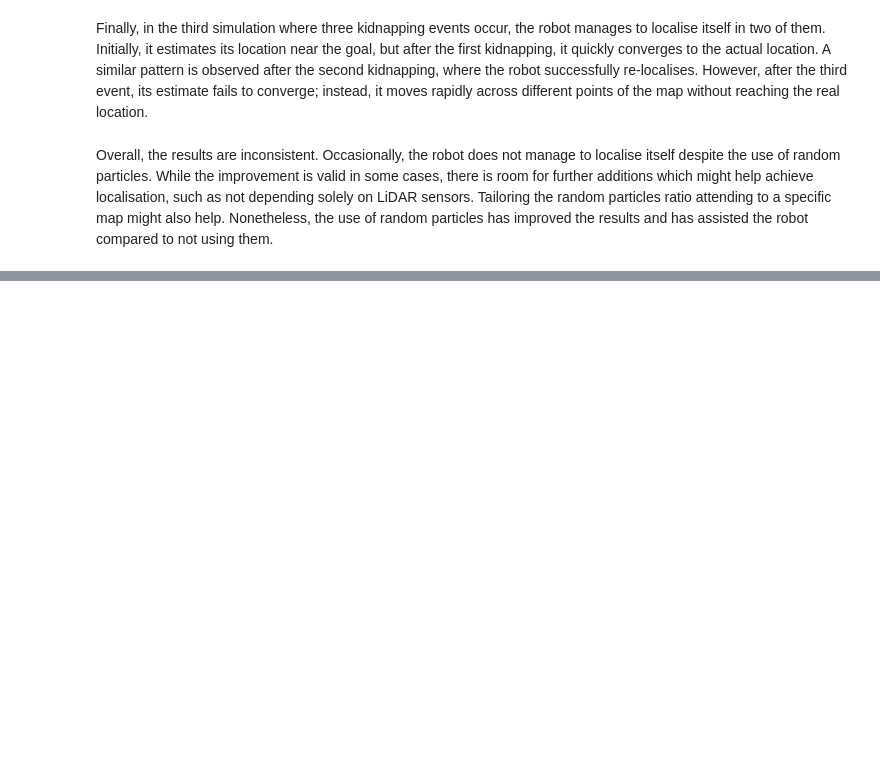
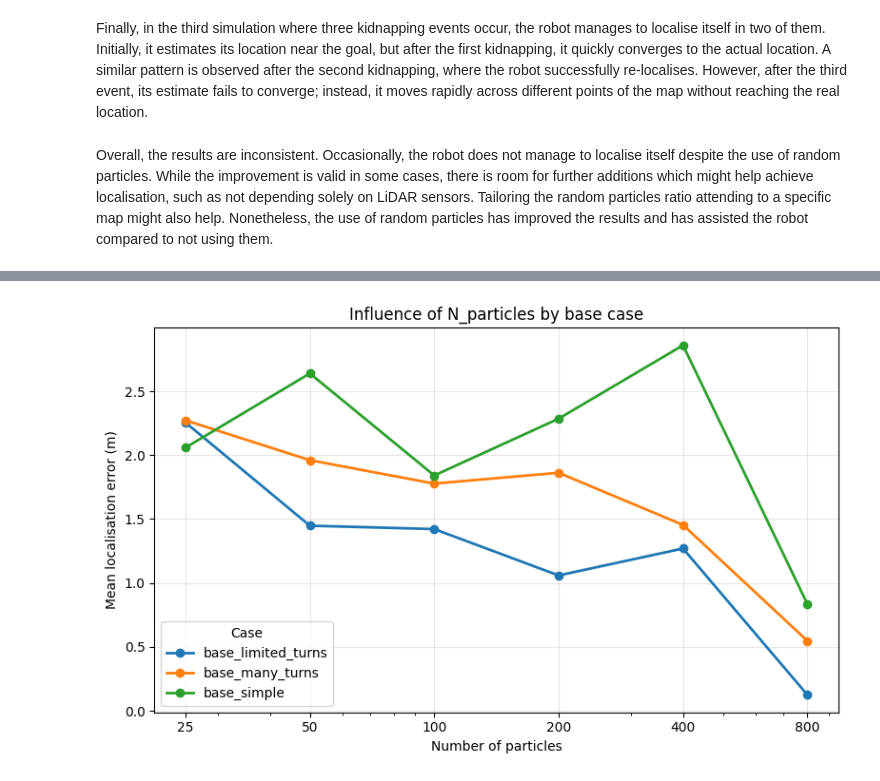
Before and after one commit to alvaromalfaro/autonomous-robotics, a Jupyter notebook: Homework1.ipynb, the cells around one changed output, grey strips where cells are left out. Cells and saved outputs as stored; diff of their text form; code cells hidden in the pictures; blank space fills up the shorter version.

```diff
--- a/Homework1.ipynb
+++ b/Homework1.ipynb
@@ -1526,0 +1659,26 @@ Before submitting, make sure that:
+# %%
+plt.figure(figsize=(8, 5))
+
+for case_key, df_case in summary_case.groupby("case"):
+    df_case = df_case.sort_values("n_particles")
+    plt.plot(
+        df_case["n_particles"],
+        df_case["mean_position_error"],
+        marker="o",
+        linewidth=2,
+        label=case_key
+    )
+
+particle_ticks = sorted(summary_case["n_particles"].unique())
+plt.xscale("log")
+plt.xticks(particle_ticks, [str(x) for x in particle_ticks])
+
+plt.xlabel("Number of particles")
+plt.ylabel("Mean localisation error (m)")
+plt.title("Influence of N_particles by base case")
+plt.grid(True, alpha=0.3)
+plt.legend(title="Case")
+plt.tight_layout()
+plt.show()
+# %% [output]
+[figure, added]
```
Also changed, not shown: parts of 35 cells of this notebook.
